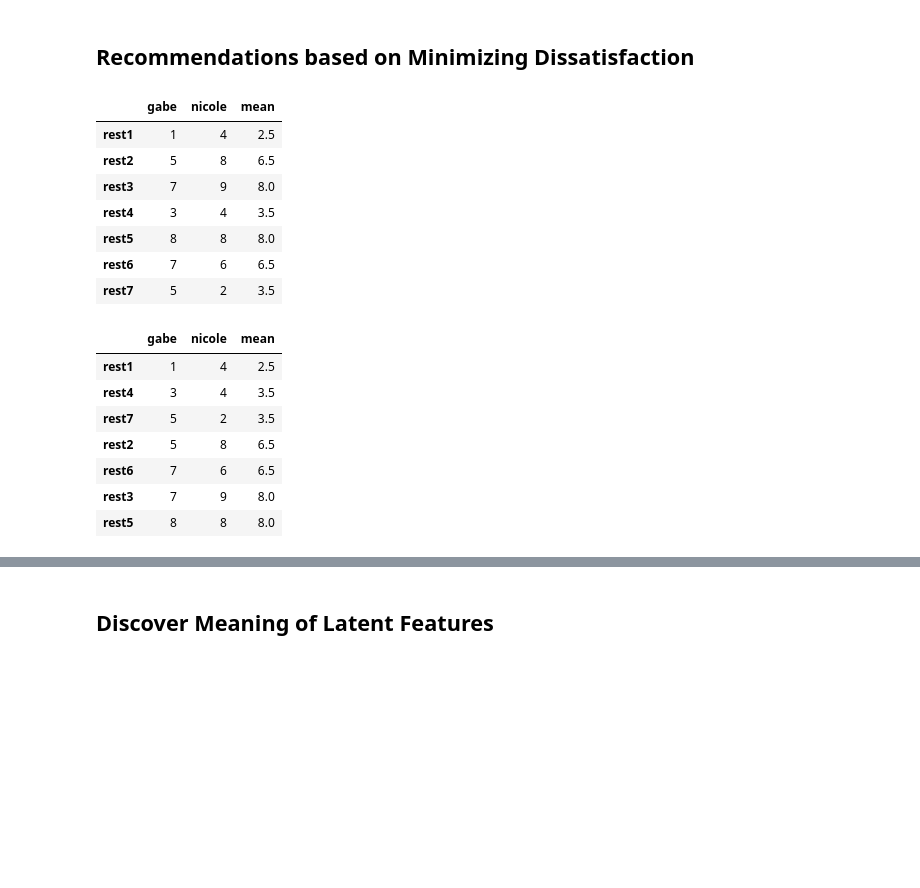
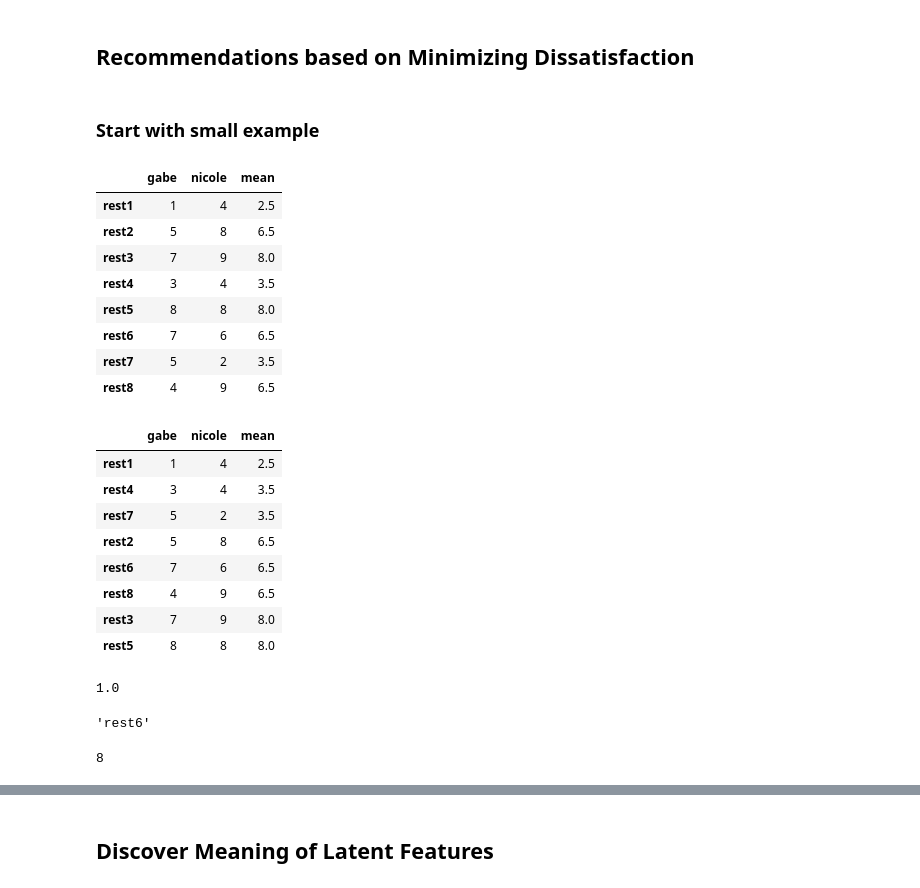
Before and after one commit to Gnishimura/We_Eat, a Jupyter notebook: a_to_z.ipynb, the cells around one changed output, grey strips where cells are left out. Cells and saved outputs as stored; diff of their text form; code cells hidden in the pictures; blank space fills up the shorter version.

```diff
--- a/a_to_z.ipynb
+++ b/a_to_z.ipynb
@@ -230,11 +230,13 @@ user_factors_array = np.array(uf_df['features'].tolist())
 item_factors_array = np.array(if_df['features'].tolist())
 # %% [markdown]
 ## Recommendations based on Minimizing Dissatisfaction
+# %% [markdown]
+### Start with small example
 # %%
 user1 = 'gabe'
 user2 = 'nicole'
 # %%
-preds_db = pd.DataFrame(data=[[1, 5, 7, 3, 8, 7, 5], [4, 8, 9, 4, 8, 6, 2]], columns=['rest1', 'rest2', 'rest3', 'rest4', 'rest5', 'rest6', 'rest7'], index=[user1, user2])
+preds_db = pd.DataFrame(data=[[1, 5, 7, 3, 8, 7, 5, 4], [4, 8, 9, 4, 8, 6, 2, 9]], columns=['rest1', 'rest2', 'rest3', 'rest4', 'rest5', 'rest6', 'rest7', 'rest8'], index=[user1, user2])
 # %%
 preds_db = preds_db.T
 # %%
@@ -250,14 +252,21 @@ preds_db
 | rest5 | 8 | 8 | 8.0 |
 | rest6 | 7 | 6 | 6.5 |
 | rest7 | 5 | 2 | 3.5 |
+| rest8 | 4 | 9 | 6.5 |
 # %%
-preds_db.sort_values(by='mean')
+preds_db_sorted = preds_db.sort_values(by='mean')
+preds_db_sorted
 # %% [output]
 |  | gabe | nicole | mean |
 | rest1 | 1 | 4 | 2.5 |
 | rest4 | 3 | 4 | 3.5 |
 | rest7 | 5 | 2 | 3.5 |
 | rest2 | 5 | 8 | 6.5 |
 | rest6 | 7 | 6 | 6.5 |
+| rest8 | 4 | 9 | 6.5 |
 | rest3 | 7 | 9 | 8.0 |
 | rest5 | 8 | 8 | 8.0 |
+# %%
+preds_db_sorted.loc['rest1'].min()
+# %% [output]
+1.0
@@ -263,0 +278,8 @@ preds_db.sort_values(by='mean')
+# %%
+highest_min('rest6', 'rest8', preds_db_sorted)
+# %% [output]
+'rest6'
+# %%
+len(preds_db_sorted.index)
+# %% [output]
+8
```
Also changed, not shown: parts of 9 cells of this notebook.
